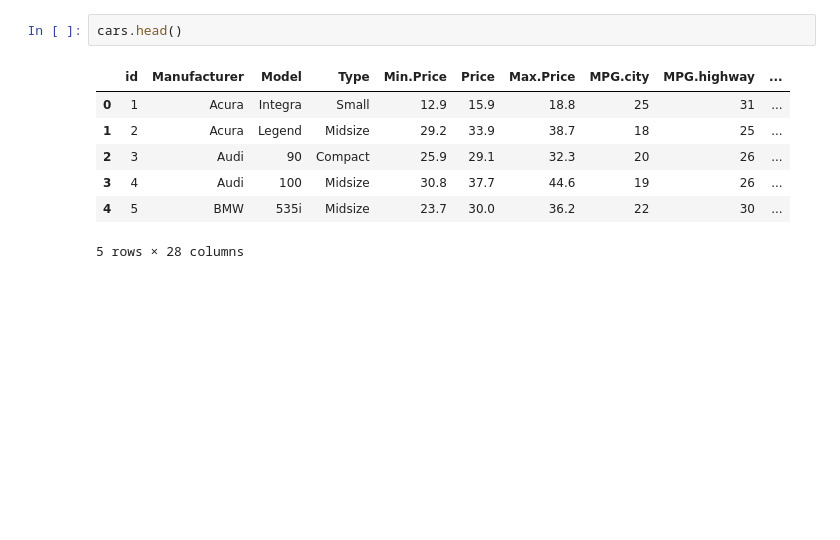
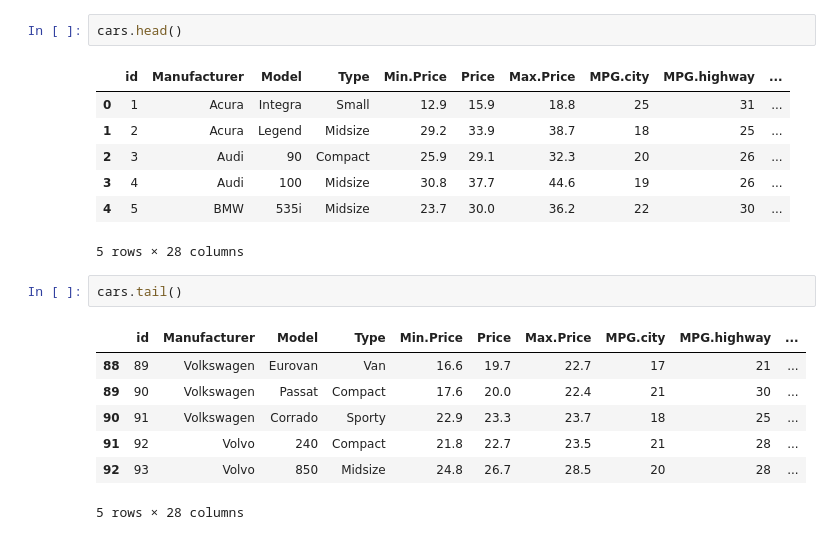
Before and after one commit to PRANAVTAKAWALE/My_Analytics_Project, a Jupyter notebook: Car Analysis.ipynb, the cells around one changed output. Saved outputs shown, nothing was run; the diff lists cells and outputs as text; blank space fills up the shorter version.

```diff
--- a/Car Analysis.ipynb
+++ b/Car Analysis.ipynb
@@ -27,3 +27,13 @@ cars.head()
 | 3 | 4 | Audi | 100 | Midsize | 30.8 | 37.7 | 44.6 | 19 | 26 | ... |
 | 4 | 5 | BMW | 535i | Midsize | 23.7 | 30.0 | 36.2 | 22 | 30 | ... |
 5 rows × 28 columns
+# %%
+cars.tail()
+# %% [output]
+|  | id | Manufacturer | Model | Type | Min.Price | Price | Max.Price | MPG.city | MPG.highway | ... |
+| 88 | 89 | Volkswagen | Eurovan | Van | 16.6 | 19.7 | 22.7 | 17 | 21 | ... |
+| 89 | 90 | Volkswagen | Passat | Compact | 17.6 | 20.0 | 22.4 | 21 | 30 | ... |
+| 90 | 91 | Volkswagen | Corrado | Sporty | 22.9 | 23.3 | 23.7 | 18 | 25 | ... |
+| 91 | 92 | Volvo | 240 | Compact | 21.8 | 22.7 | 23.5 | 21 | 28 | ... |
+| 92 | 93 | Volvo | 850 | Midsize | 24.8 | 26.7 | 28.5 | 20 | 28 | ... |
+5 rows × 28 columns
```
Also changed, not shown: parts of 2 cells of this notebook.
